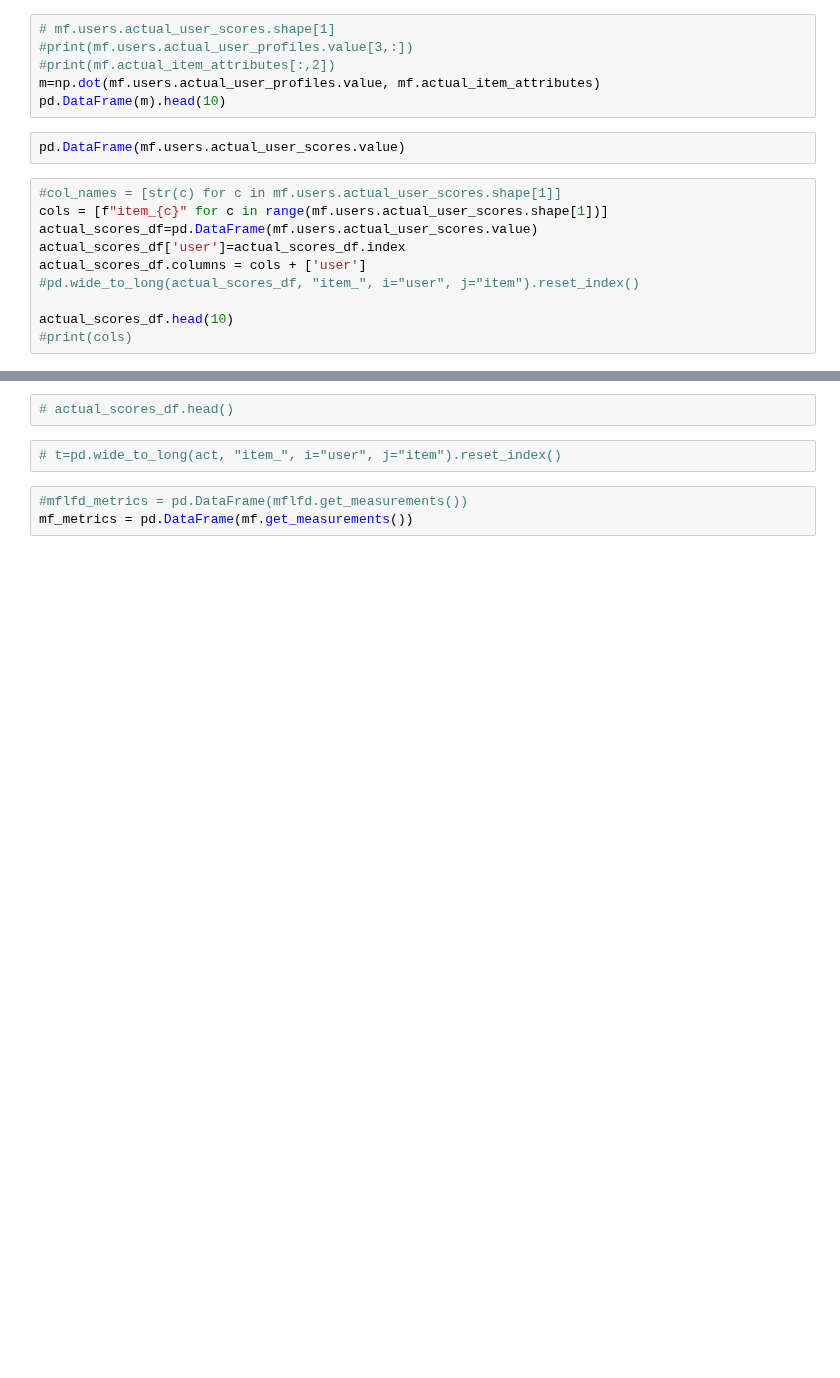
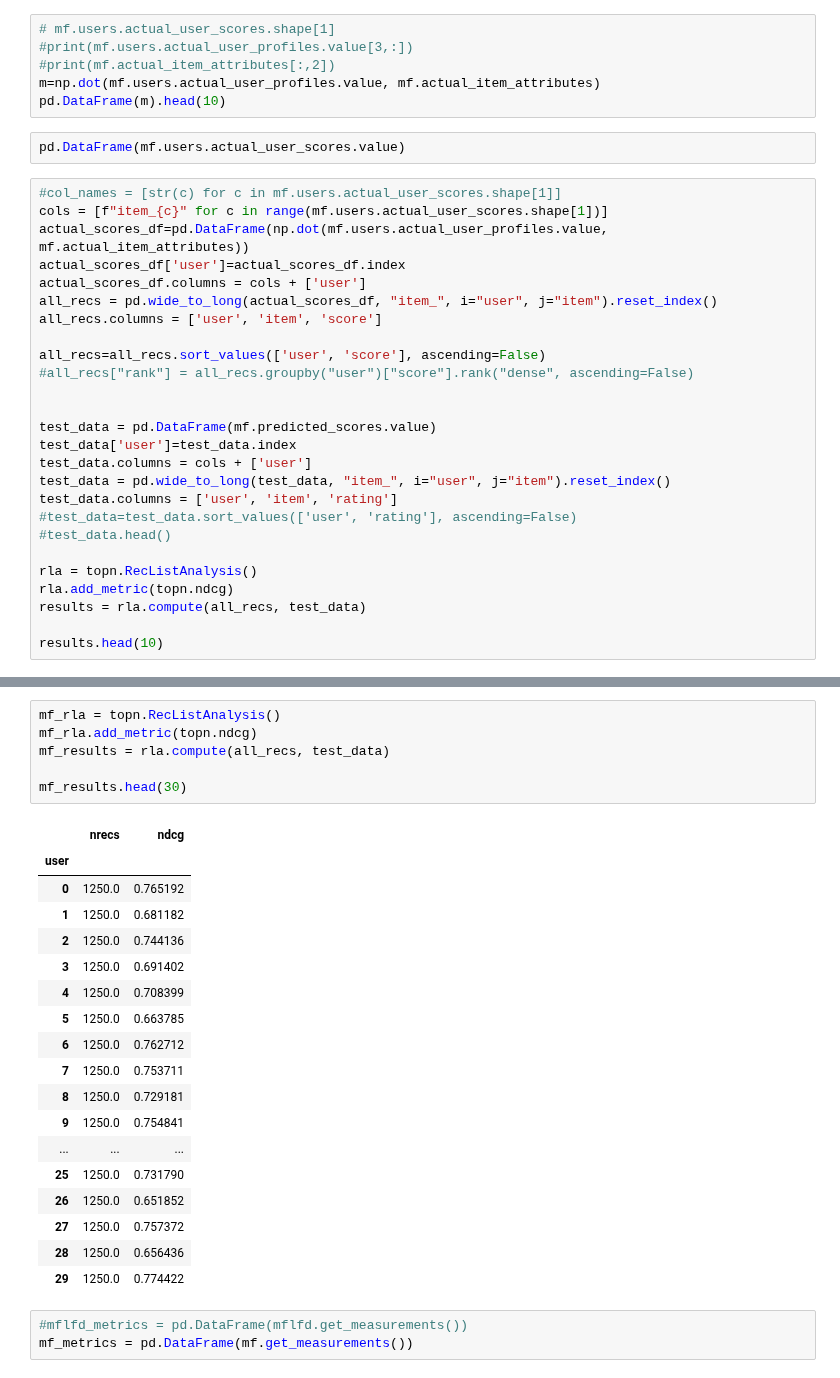
Before and after one commit to elucherini/t-recs, a Jupyter notebook: examples/MFLFDTesting.ipynb, the cells around one changed output, grey strips where cells are left out. Cells and saved outputs as stored; diff of their text form; blank space fills up the shorter version.

Commit message:
various ndcg testing

```diff
--- a/examples/MFLFDTesting.ipynb
+++ b/examples/MFLFDTesting.ipynb
@@ -305,10 +297,26 @@ pd.DataFrame(mf.users.actual_user_scores.value)
 # %%
 #col_names = [str(c) for c in mf.users.actual_user_scores.shape[1]]
 cols = [f"item_{c}" for c in range(mf.users.actual_user_scores.shape[1])]
-actual_scores_df=pd.DataFrame(mf.users.actual_user_scores.value)
+actual_scores_df=pd.DataFrame(np.dot(mf.users.actual_user_profiles.value, mf.actual_item_attributes))
 actual_scores_df['user']=actual_scores_df.index
 actual_scores_df.columns = cols + ['user']
-#pd.wide_to_long(actual_scores_df, "item_", i="user", j="item").reset_index()
+all_recs = pd.wide_to_long(actual_scores_df, "item_", i="user", j="item").reset_index()
+all_recs.columns = ['user', 'item', 'score']
 
-actual_scores_df.head(10)
-#print(cols)
+all_recs=all_recs.sort_values(['user', 'score'], ascending=False)
+#all_recs["rank"] = all_recs.groupby("user")["score"].rank("dense", ascending=False)
+
+
+test_data = pd.DataFrame(mf.predicted_scores.value)
+test_data['user']=test_data.index
+test_data.columns = cols + ['user']
+test_data = pd.wide_to_long(test_data, "item_", i="user", j="item").reset_index()
+test_data.columns = ['user', 'item', 'rating']
+#test_data=test_data.sort_values(['user', 'rating'], ascending=False)
+#test_data.head()
+
+rla = topn.RecListAnalysis()
+rla.add_metric(topn.ndcg)
+results = rla.compute(all_recs, test_data)
+
+results.head(10)
@@ -315,7 +336,28 @@ actual_scores_df.head(10)
-# %%
-# actual_scores_df.head()
-# %%
-# t=pd.wide_to_long(act, "item_", i="user", j="item").reset_index()
+# %%
+mf_rla = topn.RecListAnalysis()
+mf_rla.add_metric(topn.ndcg)
+mf_results = rla.compute(all_recs, test_data)
+
+mf_results.head(30)
+# %% [output]
+|  | nrecs | ndcg |
+| user |  |  |
+| 0 | 1250.0 | 0.765192 |
+| 1 | 1250.0 | 0.681182 |
+| 2 | 1250.0 | 0.744136 |
+| 3 | 1250.0 | 0.691402 |
+| 4 | 1250.0 | 0.708399 |
+| 5 | 1250.0 | 0.663785 |
+| 6 | 1250.0 | 0.762712 |
+| 7 | 1250.0 | 0.753711 |
+| 8 | 1250.0 | 0.729181 |
+| 9 | 1250.0 | 0.754841 |
+| ... | ... | ... |
+| 25 | 1250.0 | 0.731790 |
+| 26 | 1250.0 | 0.651852 |
+| 27 | 1250.0 | 0.757372 |
+| 28 | 1250.0 | 0.656436 |
+| 29 | 1250.0 | 0.774422 |
 # %%
 #mflfd_metrics = pd.DataFrame(mflfd.get_measurements())
 mf_metrics = pd.DataFrame(mf.get_measurements())
```
Also changed, not shown: parts of 4 cells of this notebook.
